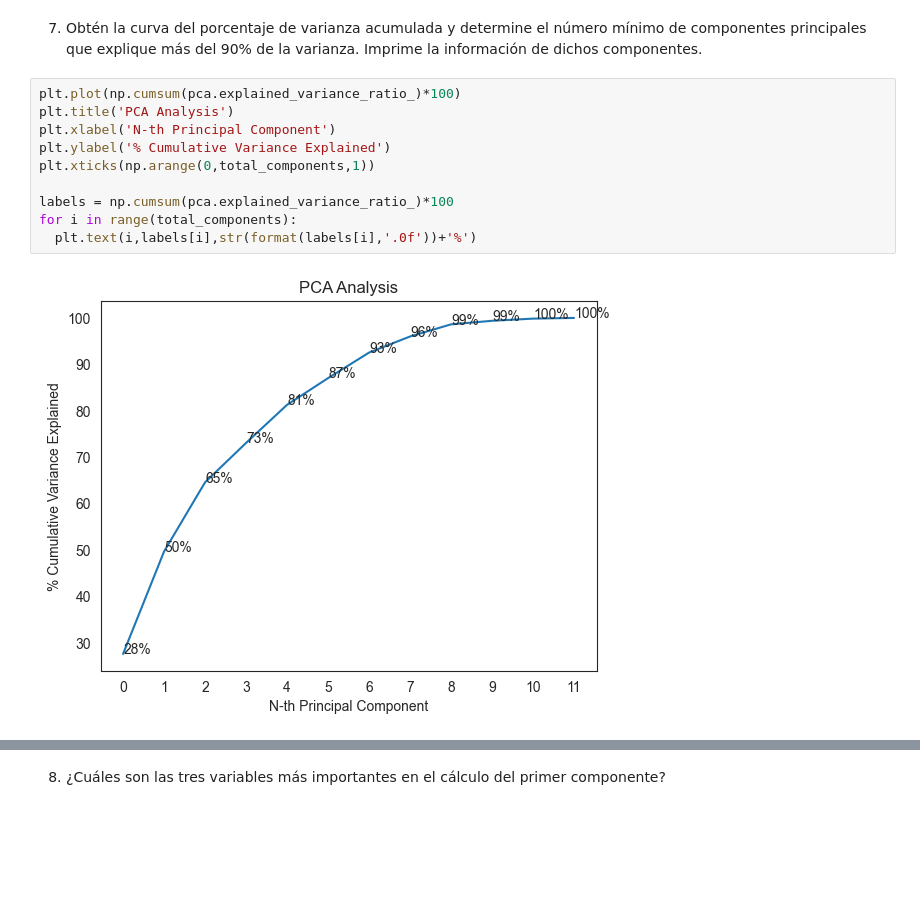
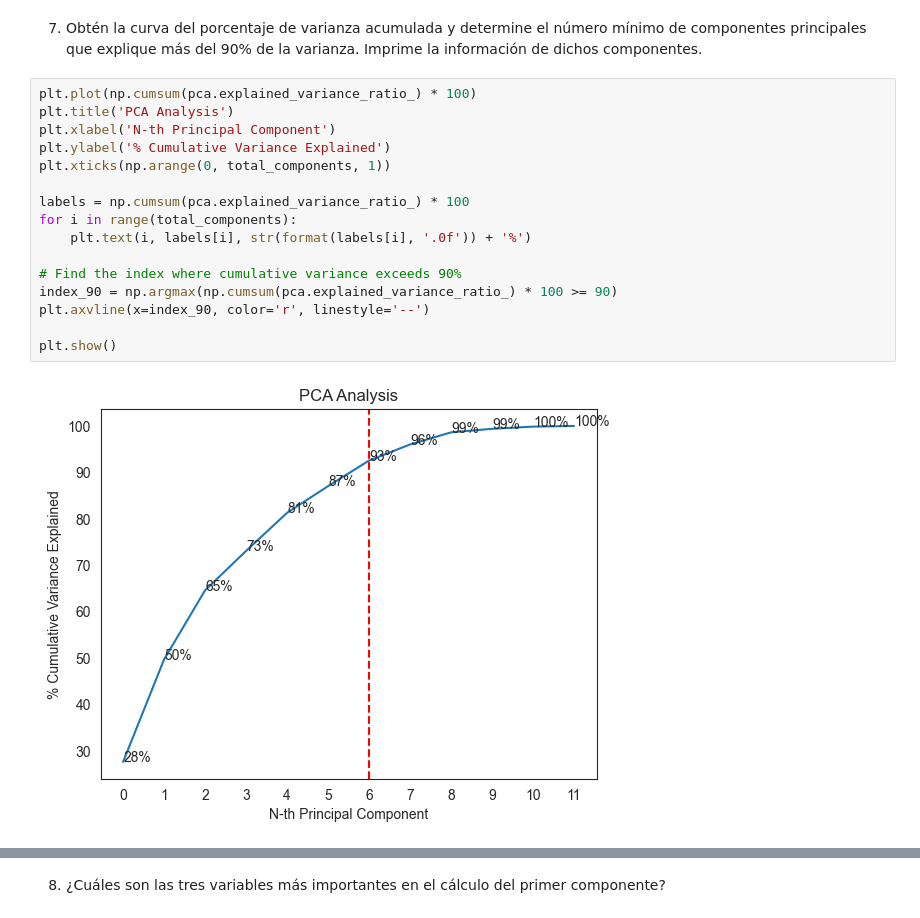
Before and after one commit to Hillelman/ciencia-de-datos-equipo, a Jupyter notebook: actividad-7/Actividad7PCA.ipynb, the cells around one changed output, grey strips where cells are left out. Drawn from its saved outputs; the diff is of its cells as text; blank space fills up the shorter version.

```diff
--- a/actividad-7/Actividad7PCA.ipynb
+++ b/actividad-7/Actividad7PCA.ipynb
@@ -386,14 +405,20 @@ El porcentaje de varianza explicada por el componente principal 12 es 0 %
 # %% [markdown]
 7. Obtén la curva del porcentaje de varianza acumulada y determine el número mínimo de componentes principales que explique más del 90% de la varianza. Imprime la información de dichos componentes.
 # %%
-plt.plot(np.cumsum(pca.explained_variance_ratio_)*100)
+plt.plot(np.cumsum(pca.explained_variance_ratio_) * 100)
 plt.title('PCA Analysis')
 plt.xlabel('N-th Principal Component')
 plt.ylabel('% Cumulative Variance Explained')
-plt.xticks(np.arange(0,total_components,1))
+plt.xticks(np.arange(0, total_components, 1))
 
-labels = np.cumsum(pca.explained_variance_ratio_)*100
+labels = np.cumsum(pca.explained_variance_ratio_) * 100
 for i in range(total_components):
-  plt.text(i,labels[i],str(format(labels[i],'.0f'))+'%')
+    plt.text(i, labels[i], str(format(labels[i], '.0f')) + '%')
+
+# Find the index where cumulative variance exceeds 90%
+index_90 = np.argmax(np.cumsum(pca.explained_variance_ratio_) * 100 >= 90)
+plt.axvline(x=index_90, color='r', linestyle='--')
+
+plt.show()
 # %% [output]
-[figure, old version]
+[figure, new version]
```
Also changed, not shown: parts of 18 cells of this notebook, 1 other file.
